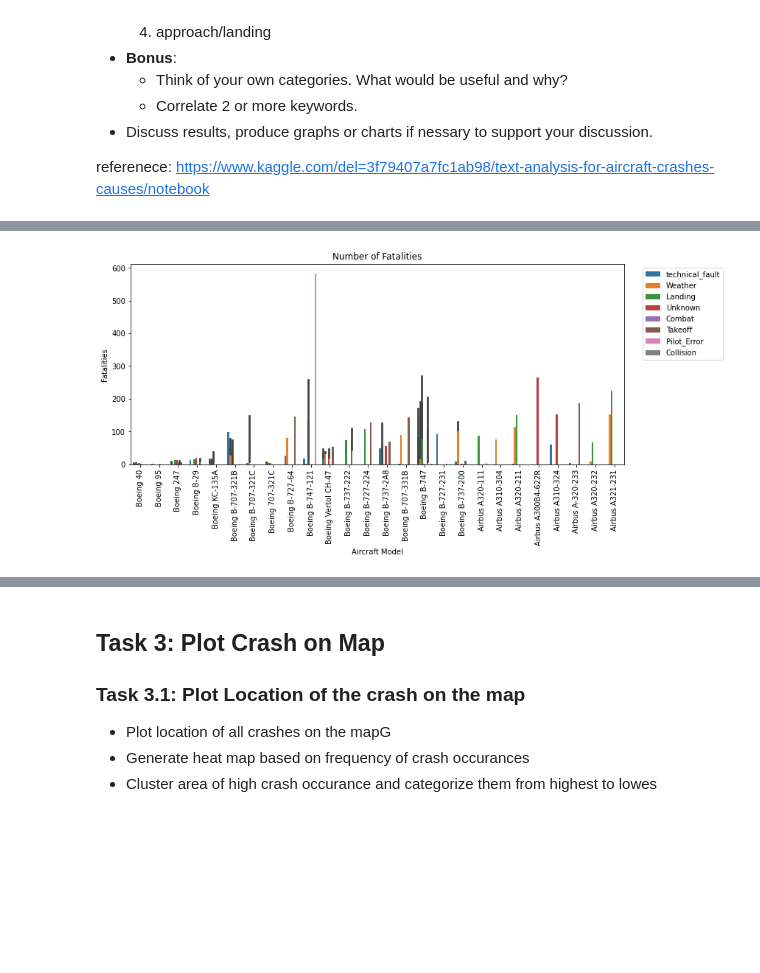
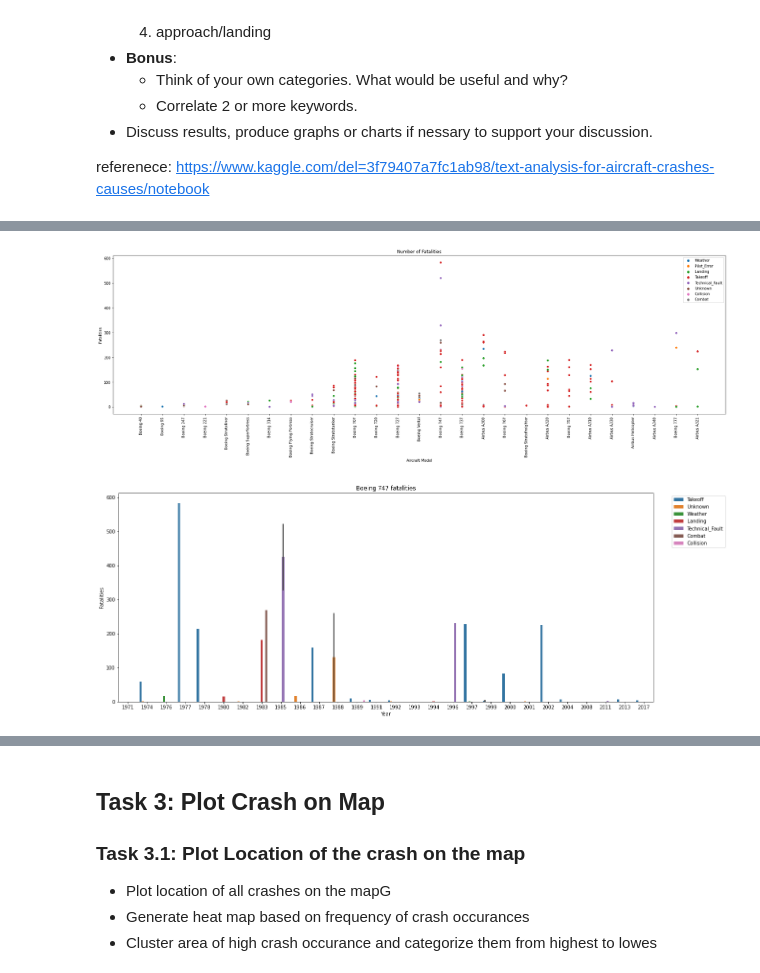
Before and after one commit to women-in-ai-ireland/May-2022-WaiXCollins-Airplane-Crash-Investigation, a Jupyter notebook: WAI_Crash_Investigation_Erumena.ipynb, the cells around one changed output, grey strips where cells are left out. Saved outputs shown, nothing was run; the diff lists cells and outputs as text; code cells hidden in the pictures; blank space fills up the shorter version.

```diff
--- a/WAI_Crash_Investigation_Erumena.ipynb
+++ b/WAI_Crash_Investigation_Erumena.ipynb
@@ -372,0 +460,2 @@ memory usage: 82.5+ KB
+# %%
+df_aircrafts=df_aircrafts.drop(['Aircraft'], axis = 1)
@@ -407,2 +533,2 @@ df_bng_bus.describe(include = "number")
 # %%
-df_bng_bus=df_bng_bus.drop(['Aboard_Passangers','Aboard_Crew','Fatalities_Crew','Fatalities_Passangers'], axis = 1)
+df_aircrafts=df_aircrafts.drop(['Aboard_Passangers','Aboard_Crew','Fatalities_Crew','Fatalities_Passangers','Ground'], axis = 1)
@@ -508,2 +534,0 @@ plt.ylabel('Crashes');
-# %%
-df_aircrafts = df_bng_bus.drop(index=df_bng_bus[df_bng_bus["Boeing_Airbus_Model"]=="Others"].index)
@@ -590,6 +564,6 @@ df_bng_bus.Summary.head(100)
 Name: Summary, Length: 100, dtype: object
 # %%
-df["Crash_Cause"]="Unknown"
+df_aircrafts["Crash_Cause"]="Unknown"
 cause_cats={"Weather":["rain*","storm*","snowstorm*","wind","severe weather","thunderstorm*","turbulence","weather related","haze","weather was poor",
                        "lightning","fog","wind sheer","icing","weather condition*","foggy","headwinds","snow","sunstroke","poor weather","poor weater","inclement weather",
                        "bad weather","low altitude","poor visibility","low visibility","heavy rain*","low cloud*","blizzard","low overcast","mountain wave","downdrafts"],
@@ -599,7 +573,7 @@ cause_cats={"Weather":["rain*","storm*","snowstorm*","wind","severe weather","th
             "Collision":["Midair collision", "midair collision","collided","collision","impacted"],
             "Pilot_Error":["Pilot error","Negligence","stunting","stunting","standard route","IFR flight","adhere","low pass","opioids",
                            "flight path","intoxicated","pilot's decision","fatigued","disorientation","request bearings"],
-            "technical_fault":["controls jambed","engine failure","fuel supply","technical problem*","hydraulics","hydraulic failure","experienced a fire","stick shaker","pressure system",
+            "Technical_Fault":["controls jambed","engine failure","fuel supply","technical problem*","hydraulics","hydraulic failure","experienced a fire","stick shaker","pressure system",
                                  "engine trouble","asymetric fuel","ATC lost radar","Exploded","lost power","losing power","malfunction in the engine","navigation equipment",
                                  "fire erupted","fuel exhaustion","structural failure","tailspin","training","starboard","broken wing strut","broken wire",
                                  "engine fire","engine failed","flight fire","faulty design","malfunctioning controls","engine problem*","propeller","mayday",
@@ -613,6 +587,6 @@ cause_cats={"Weather":["rain*","storm*","snowstorm*","wind","severe weather","th
          }
 
 for cause in cause_cats:
-  filter=df["Summary"].str.contains('|'.join(cause_cats[cause]),case=False,regex=True,na=False)
-  df_bng_bus.loc[filter, "Crash_Cause"] = cause
+  filter=df_aircrafts["Summary"].str.contains('|'.join(cause_cats[cause]),case=False,regex=True,na=False)
+  df_aircrafts.loc[filter, "Crash_Cause"] = cause
 # %%
@@ -636,9 +608,19 @@ plt.legend(bbox_to_anchor=(1.01,1));
 # %%
-plt.figure(figsize=(12,5))
-ax = sns.barplot(x='Boeing_Airbus_Model', y='Fatalities', data=df_models, hue='Crash_Cause')
+plt.figure(figsize=(30,8))
+ax = sns.scatterplot(x='Aircraft_Model', y='Fatalities', data=df_aircrafts, hue='Crash_Cause')
 plt.xticks(rotation=90)
-plt.legend(bbox_to_anchor=(1.03,1))
+plt.legend(bbox_to_anchor=(1.0,1))
 plt.xlabel('Aircraft Model')
 plt.title('Number of Fatalities');
 # %% [output]
-[figure, old version]
+[figure, new version]
+# %%
+df_boeing747 = df_aircrafts.loc[df_aircrafts["Aircraft_Model"]=="Boeing 747"]
+
+plt.figure(figsize=(20,8))
+ax = sns.barplot(x='Year', y='Fatalities', data=df_boeing747, hue='Crash_Cause')
+plt.legend(bbox_to_anchor=(1.03,1))
+plt.xlabel('Year')
+plt.title('Boeing 747 fatalities');
+# %% [output]
+[figure, added]
```
Also changed, not shown: parts of 76 cells of this notebook.
